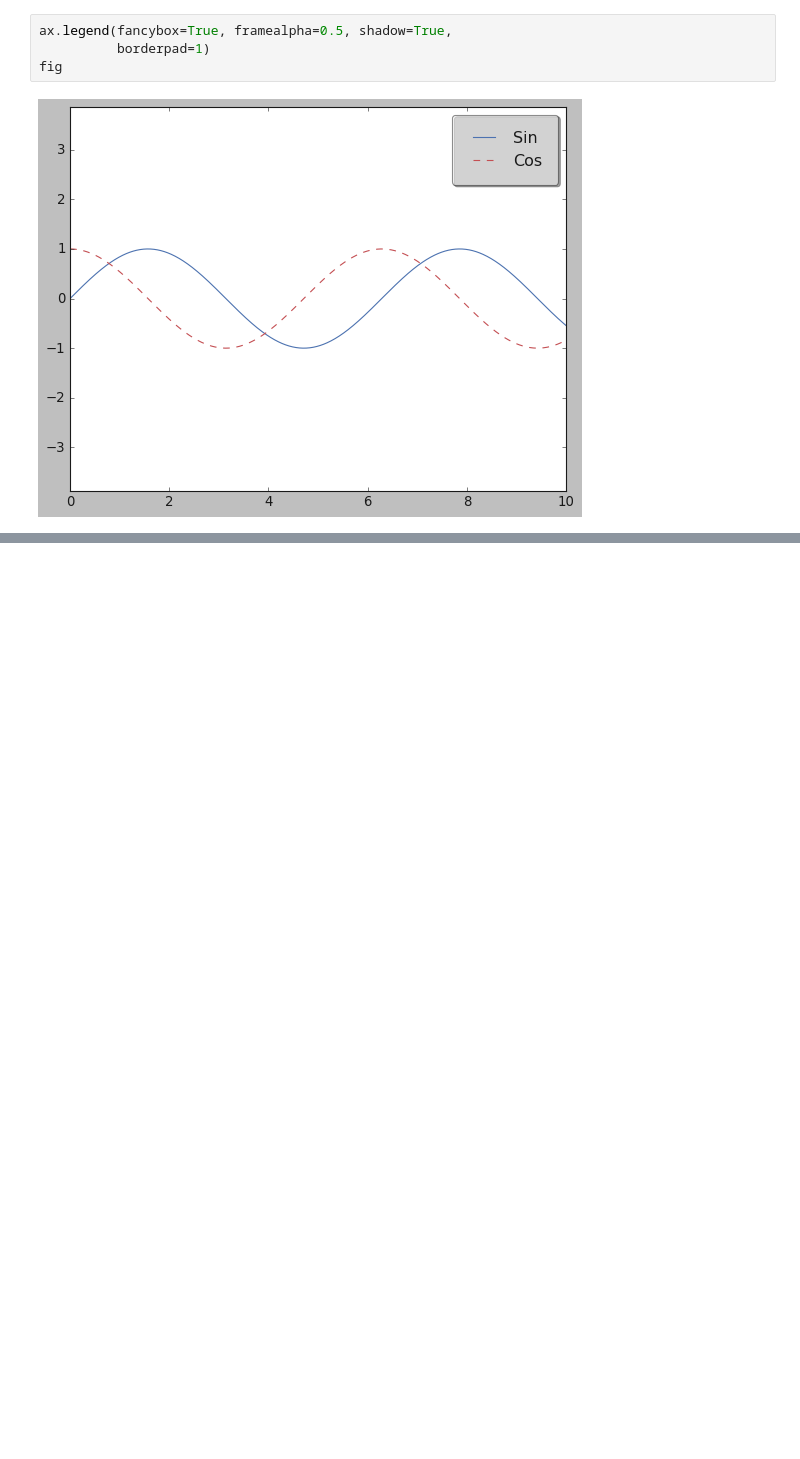
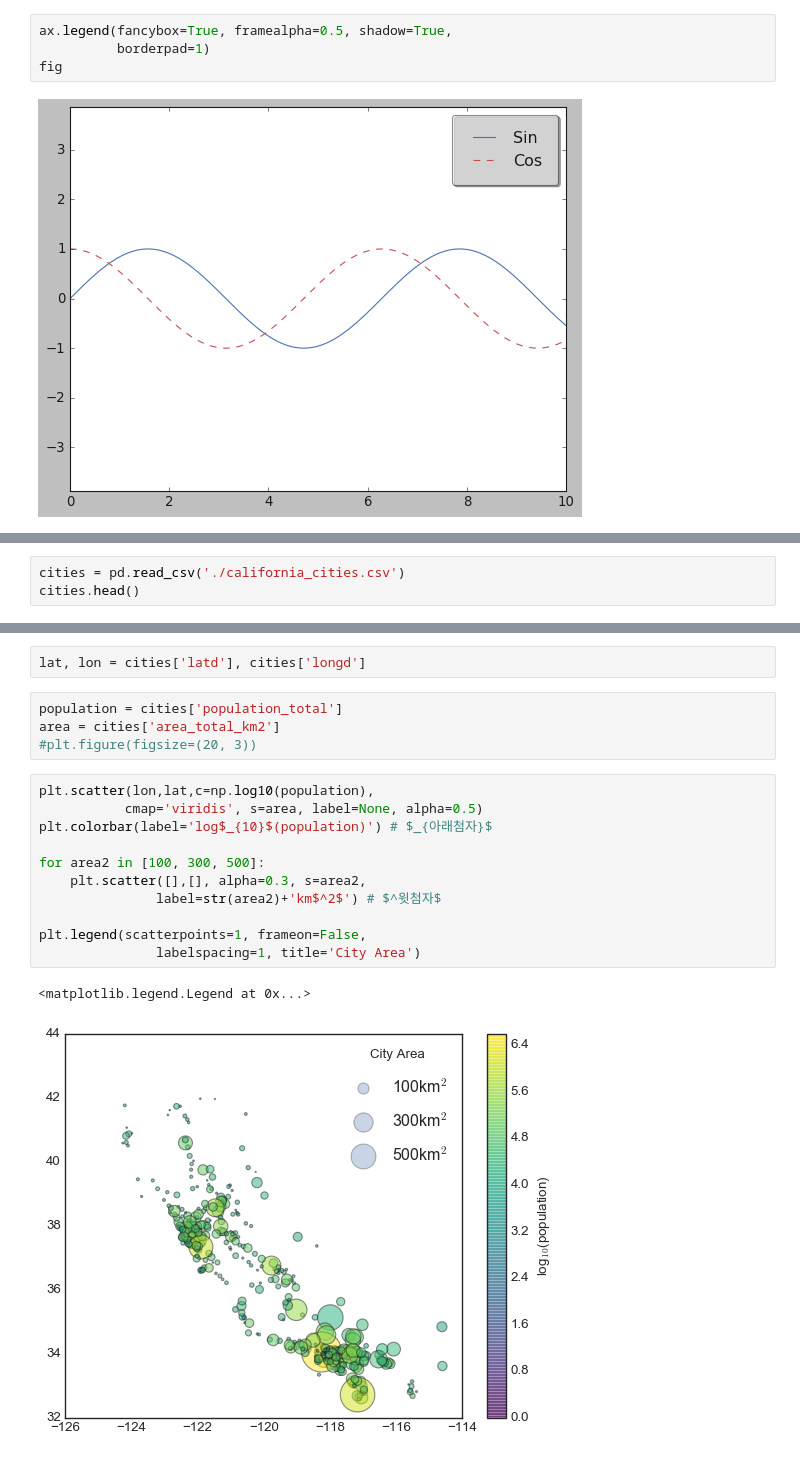
Before and after one commit to jrj8819/python-programming-class, a Jupyter notebook: ML_lesson8.ipynb, the cells around one changed output, grey strips where cells are left out. Drawn from its saved outputs; the diff is of its cells as text; blank space fills up the shorter version.

```diff
--- a/ML_lesson8.ipynb
+++ b/ML_lesson8.ipynb
@@ -760,0 +819,3 @@ fig
+# %%
+cities = pd.read_csv('./california_cities.csv')
+cities.head()
@@ -760,0 +829,20 @@ fig
+# %%
+lat, lon = cities['latd'], cities['longd']
+# %%
+population = cities['population_total']
+area = cities['area_total_km2']
+#plt.figure(figsize=(20, 3))
+# %%
+plt.scatter(lon,lat,c=np.log10(population),
+           cmap='viridis', s=area, label=None, alpha=0.5)
+plt.colorbar(label='log$_{10}$(population)') # $_{아래첨자}$
+
+for area2 in [100, 300, 500]:
+    plt.scatter([],[], alpha=0.3, s=area2,
+               label=str(area2)+'km$^2$') # $^윗첨자$
+
+plt.legend(scatterpoints=1, frameon=False,
+               labelspacing=1, title='City Area')
+# %% [output]
+<matplotlib.legend.Legend at 0x...>
+[figure, added]
```
Also changed, not shown: parts of 48 cells of this notebook.
